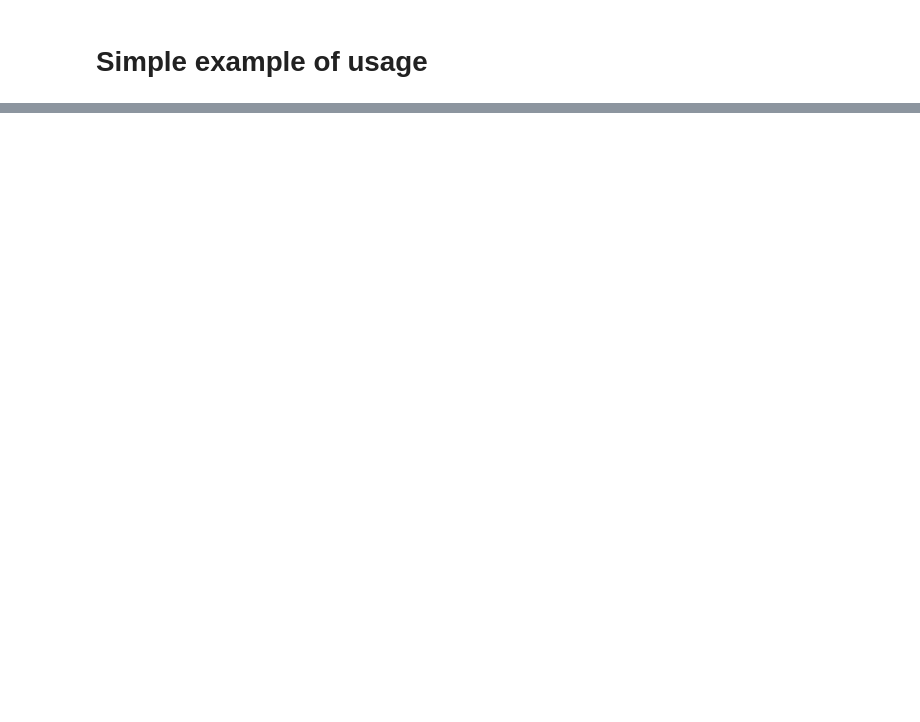
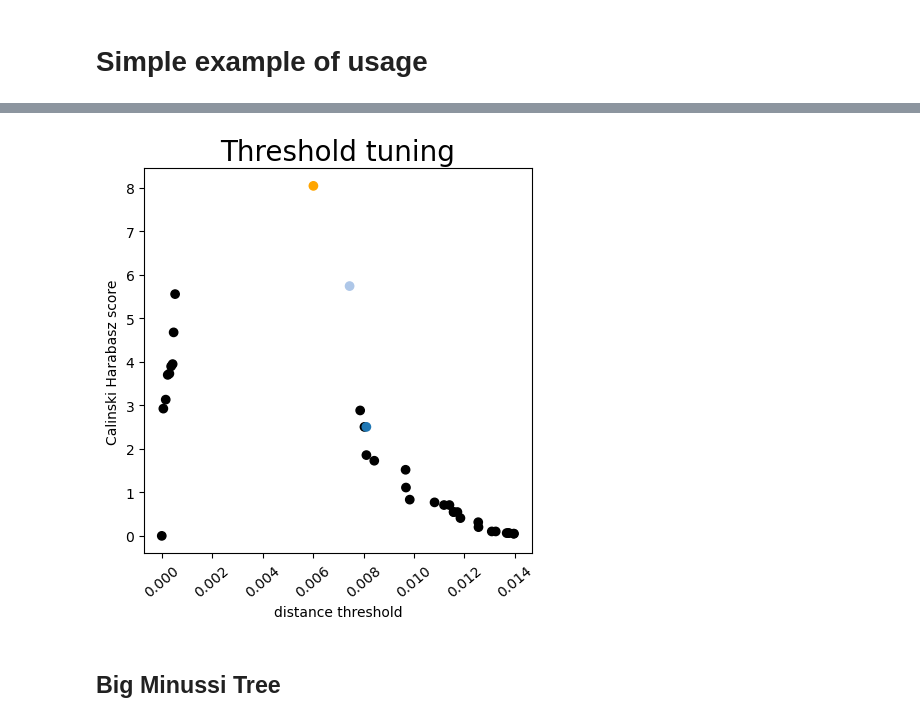
Before and after one commit to HughMurrell/phytclust, a Jupyter notebook: notebooks/simple_example.ipynb, the cells around one changed output, grey strips where cells are left out. Drawn from its saved outputs; the diff is of its cells as text; code cells hidden in the pictures; blank space fills up the shorter version.

```diff
--- a/notebooks/simple_example.ipynb
+++ b/notebooks/simple_example.ipynb
@@ -27,0 +62,6 @@ test_clus.run()
+# %%
+example_clus.plot_th_score()
+# %% [output]
+[figure, added]
+# %% [markdown]
+## Big Minussi Tree
```
Also changed, not shown: parts of 15 cells of this notebook, 8 other files.
